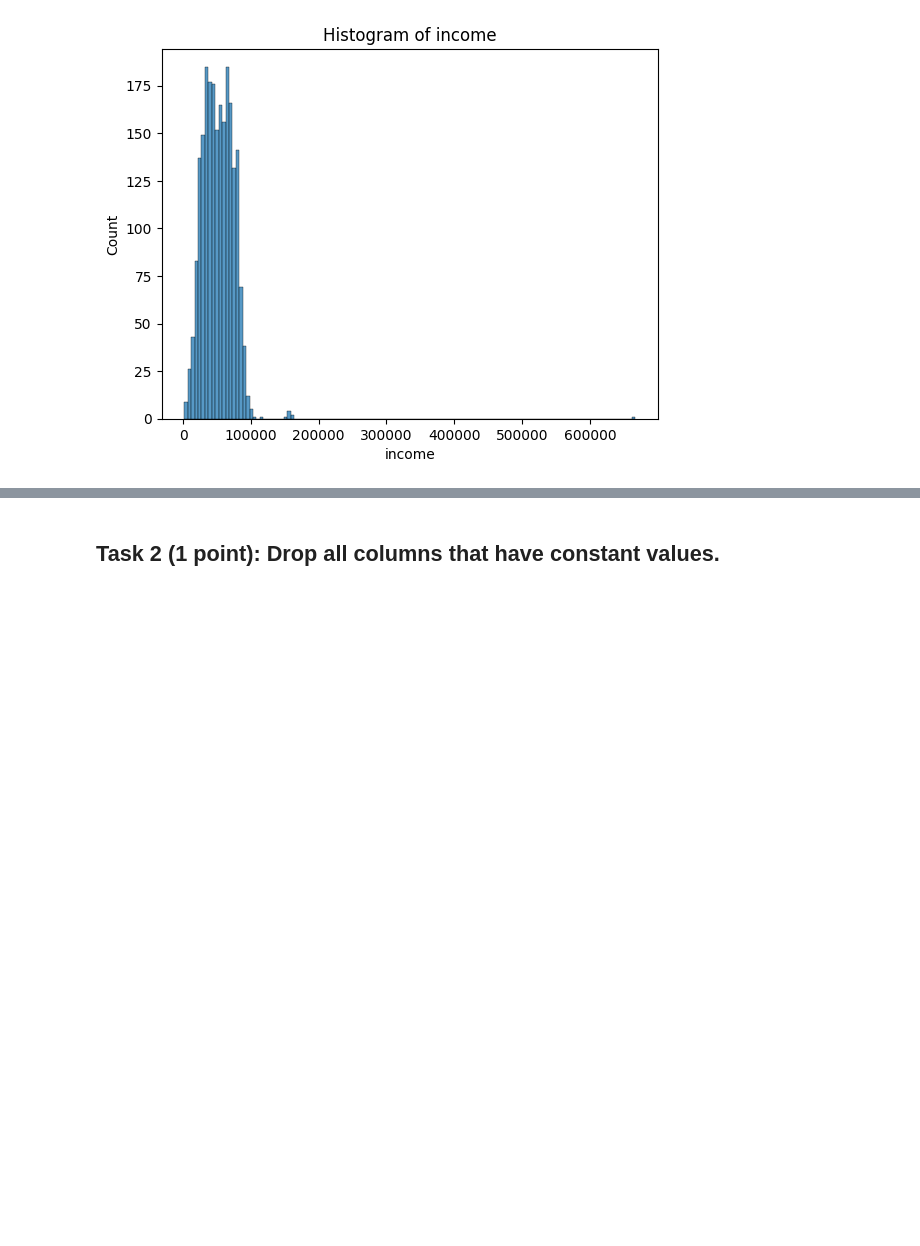
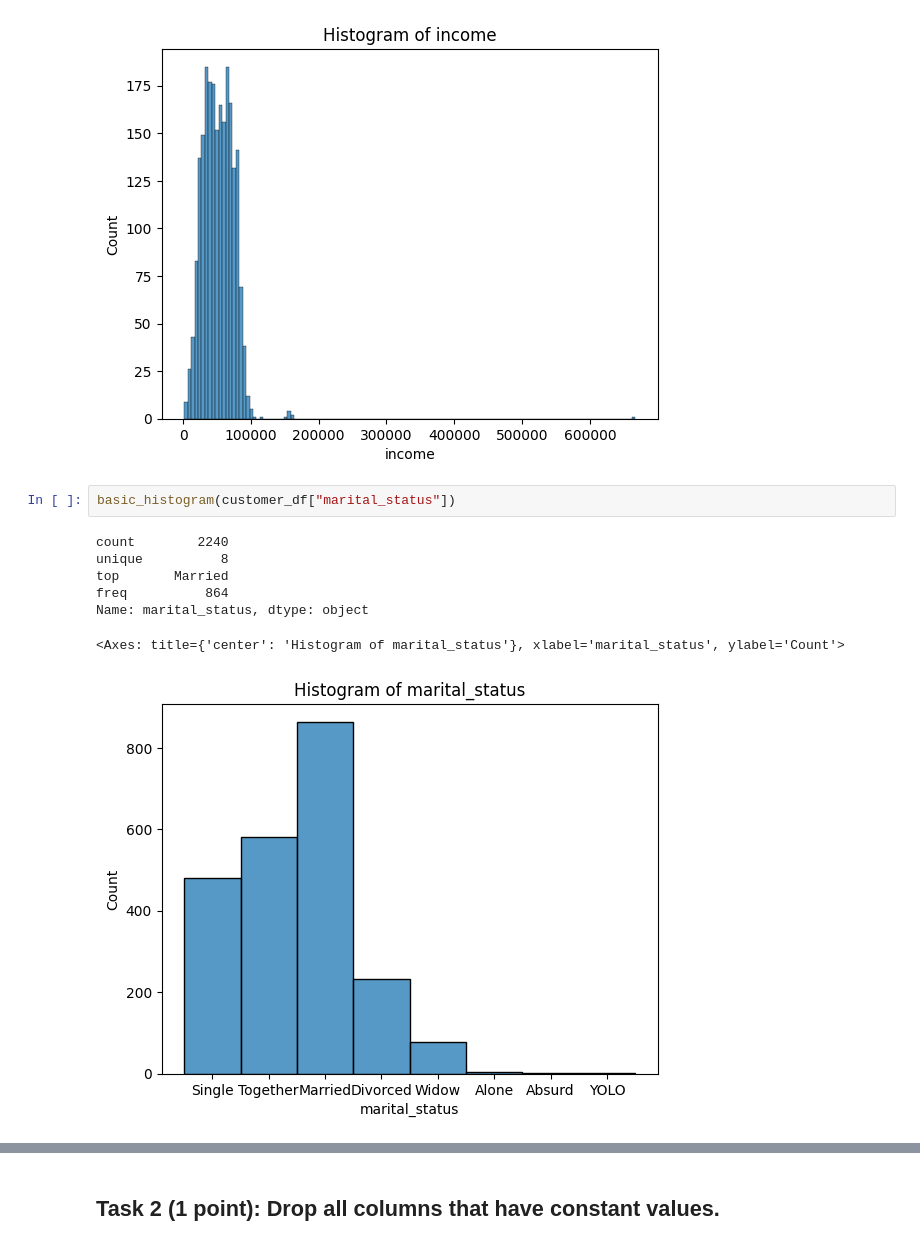
Before and after one commit to Mattcalcaterra/si618classwork, a Jupyter notebook: homework/SI_618_Homework_06.ipynb, the cells around one changed output, grey strips where cells are left out. Cells and saved outputs as stored; diff of their text form; blank space fills up the shorter version.

```diff
--- a/homework/SI_618_Homework_06.ipynb
+++ b/homework/SI_618_Homework_06.ipynb
@@ -191,6 +191,16 @@ max      666666.000000
 Name: income, dtype: float64
 <Axes: title={'center': 'Histogram of income'}, xlabel='income', ylabel='Count'>
 [figure]
+# %%
+basic_histogram(customer_df["marital_status"])
+# %% [output]
+count        2240
+unique          8
+top       Married
+freq          864
+Name: marital_status, dtype: object
+<Axes: title={'center': 'Histogram of marital_status'}, xlabel='marital_status', ylabel='Count'>
+[figure, added]
 # %% [markdown]
 Insert your explanations and interpretations here. You may use multiple cells if you wish.
 # Data Overview
```
Also changed, not shown: parts of 1 cell of this notebook.
